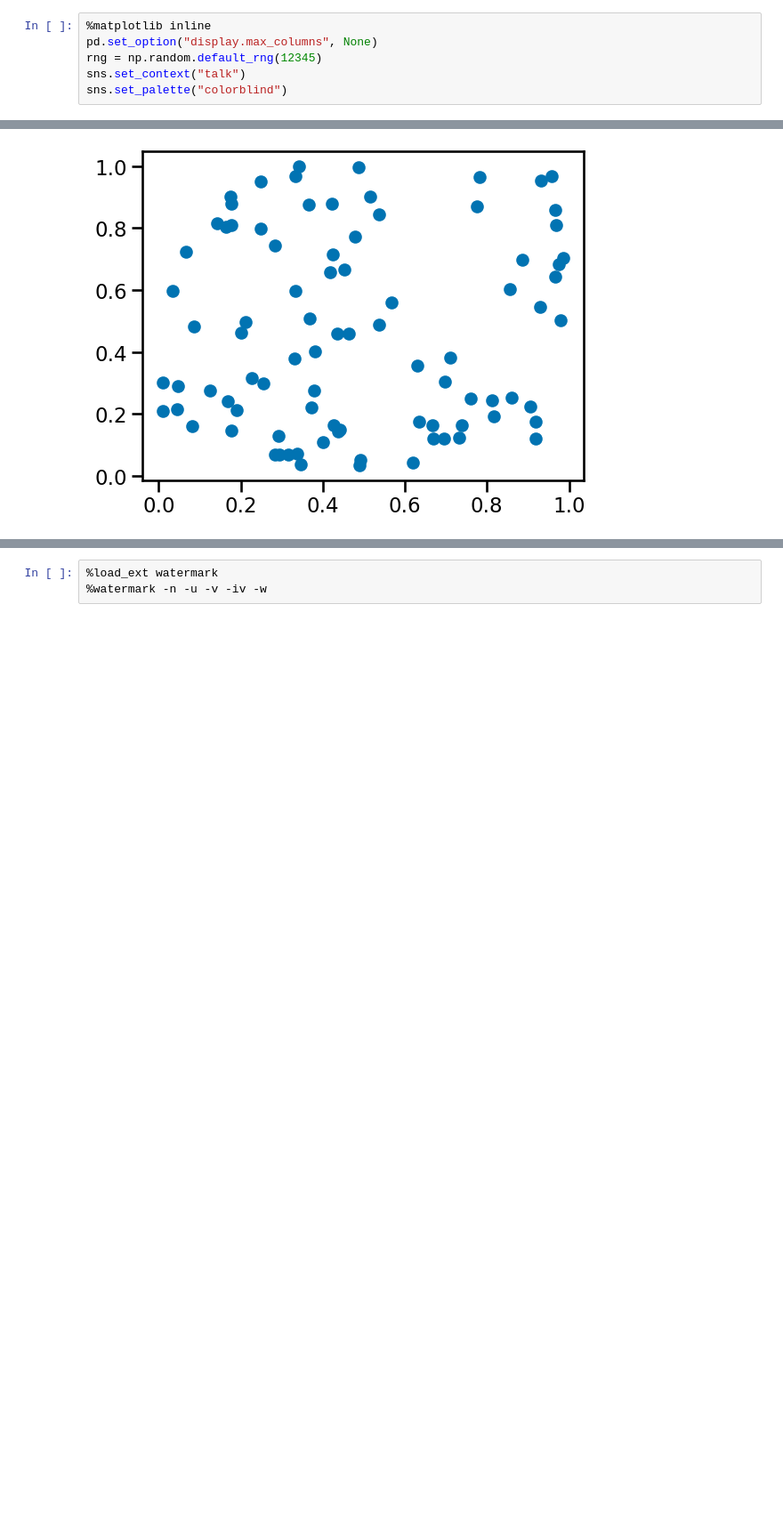
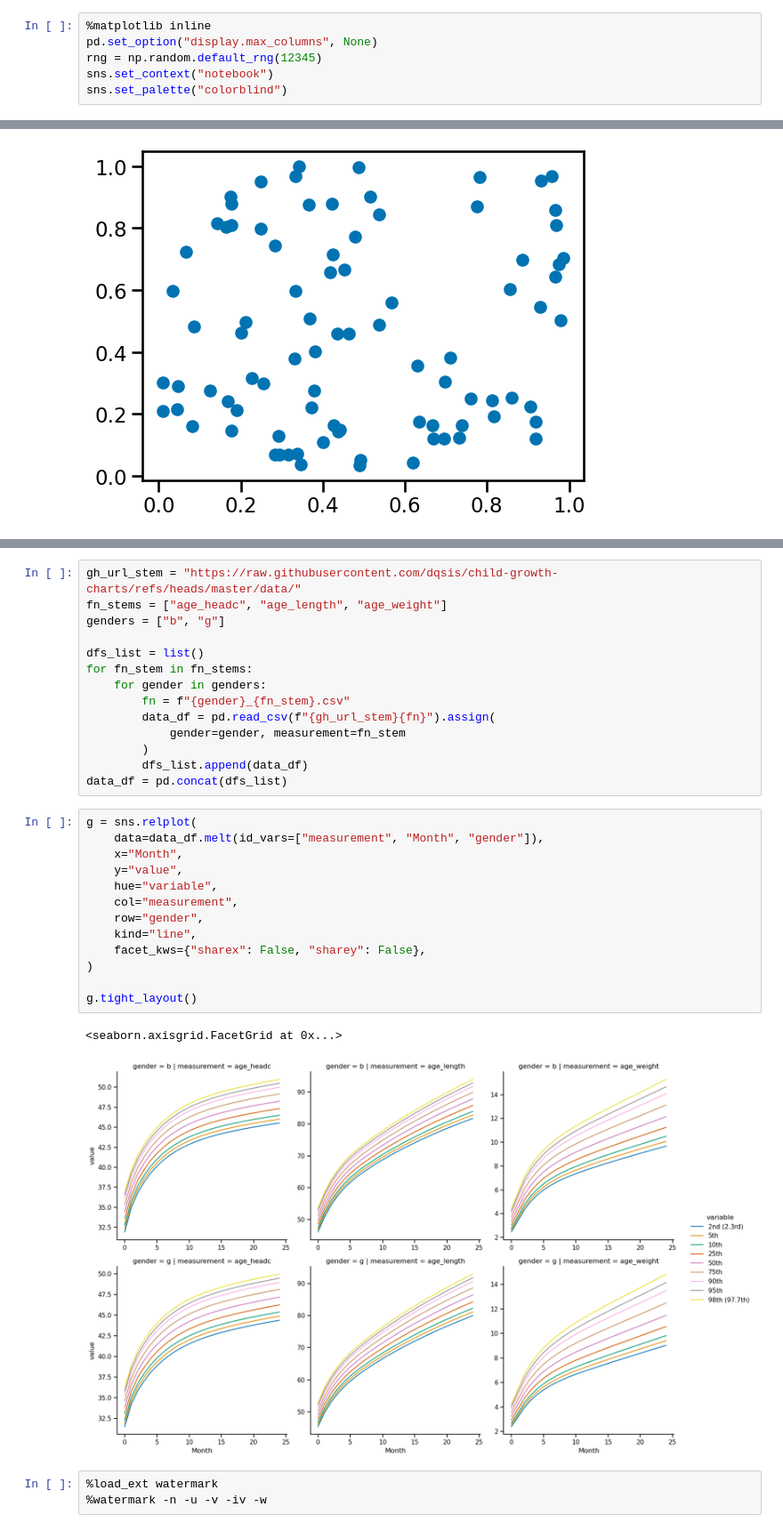
Before and after one commit to benslack19/data-science-base-repo, a Jupyter notebook: project/nb_template.ipynb, the cells around one changed output, grey strips where cells are left out. Shown at 89% size. Cells and saved outputs as stored; diff of their text form; blank space fills up the shorter version.

Commit message:
feat: add child dev example

```diff
--- a/project/nb_template.ipynb
+++ b/project/nb_template.ipynb
@@ -14,7 +14,7 @@ from ydata_profiling import ProfileReport
 %matplotlib inline
 pd.set_option("display.max_columns", None)
 rng = np.random.default_rng(12345)
-sns.set_context("talk")
+sns.set_context("notebook")
 sns.set_palette("colorblind")
 # %% [markdown]
 # Explore and visualize data
@@ -91,3 +95,33 @@ plt.scatter(df_example["a"], df_example["b"])
+# %%
+gh_url_stem = "https://raw.githubusercontent.com/dqsis/child-growth-charts/refs/heads/master/data/"
+fn_stems = ["age_headc", "age_length", "age_weight"]
+genders = ["b", "g"]
+
+dfs_list = list()
+for fn_stem in fn_stems:
+    for gender in genders:
+        fn = f"{gender}_{fn_stem}.csv"
+        data_df = pd.read_csv(f"{gh_url_stem}{fn}").assign(
+            gender=gender, measurement=fn_stem
+        )
+        dfs_list.append(data_df)
+data_df = pd.concat(dfs_list)
+# %%
+g = sns.relplot(
+    data=data_df.melt(id_vars=["measurement", "Month", "gender"]),
+    x="Month",
+    y="value",
+    hue="variable",
+    col="measurement",
+    row="gender",
+    kind="line",
+    facet_kws={"sharex": False, "sharey": False},
+)
+
+g.tight_layout()
+# %% [output]
+<seaborn.axisgrid.FacetGrid at 0x...>
+[figure, added]
 # %%
 %load_ext watermark
 %watermark -n -u -v -iv -w
```
Also changed, not shown: parts of 1 cell of this notebook.
